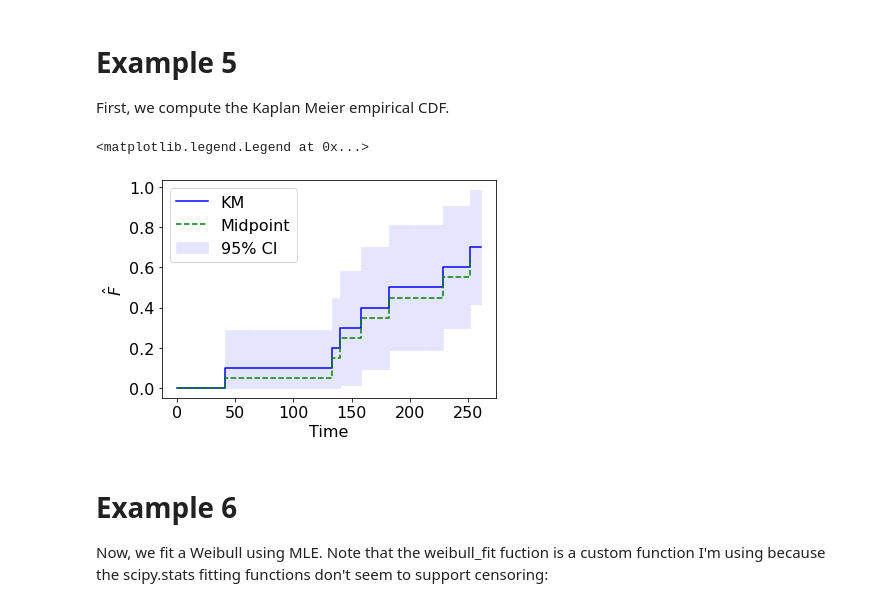
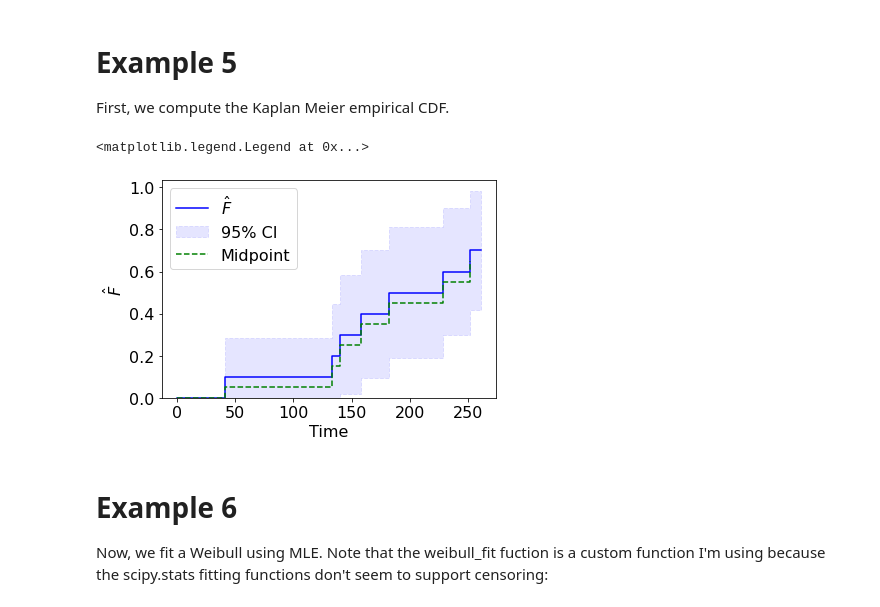
Before and after one commit to cholette/reliability, a Jupyter notebook: Python/reliabilty_and_mle_examples.ipynb, the cells around one changed output. Drawn from its saved outputs; the diff is of its cells as text; code cells hidden in the pictures.

Commit message:
Added empirical MCF plotting. Also improved plotting of Kaplan-Meier method.

```diff
--- a/Python/reliabilty_and_mle_examples.ipynb
+++ b/Python/reliabilty_and_mle_examples.ipynb
@@ -128,22 +128,17 @@ First, we compute the Kaplan Meier empirical CDF.
 # %%
 ti = [251.3, 133.3, 139.9, 261.3, 261.3, 181.9, 41.0, 228.8, 158.4, 261.3]
 ti = np.array(ti)
 observed = np.ones(ti.shape)
 observed[ti==261.3] = 0 # censor#ed
-tkm,Fhat,LCI,UCI = ra.kaplan_meier(ti,observed,plot=False,confidence_interval="greenwood")
+tkm,Fhat,LCI,UCI,figKM,axKM = ra.kaplan_meier(ti,observed,plot=True,confidence_interval="greenwood")
+
+# add midpoint to the plot
 tkm2,Fhat2 = ra.ecdf(ti,observed,plot=False)
-
-# ploting
-figKM, axKM = plt.subplots()
-axKM.step(tkm,Fhat,linestyle='-',color="blue",where="post",label="KM")
 axKM.step(tkm2,Fhat2,linestyle='--',color="green",where="post",label="Midpoint")
-axKM.fill_between(tkm,LCI,y2=UCI,linestyle=':',color="blue",step="post",label="95% CI",alpha=0.1)
-axKM.set_xlabel("Time")
-axKM.set_ylabel("$\hat{F}$")
-axKM.legend(loc='upper left')
+plt.legend()
 # %% [output]
 <matplotlib.legend.Legend at 0x...>
-[figure, old version]
+[figure, new version]
 # %% [markdown]
 # Example 6
 Now, we fit a Weibull using MLE. Note that the weibull_fit fuction is a custom function I'm using because the scipy.stats fitting functions don't seem to support censoring:
```
Also changed, not shown: parts of 3 cells of this notebook, 1 other file.
